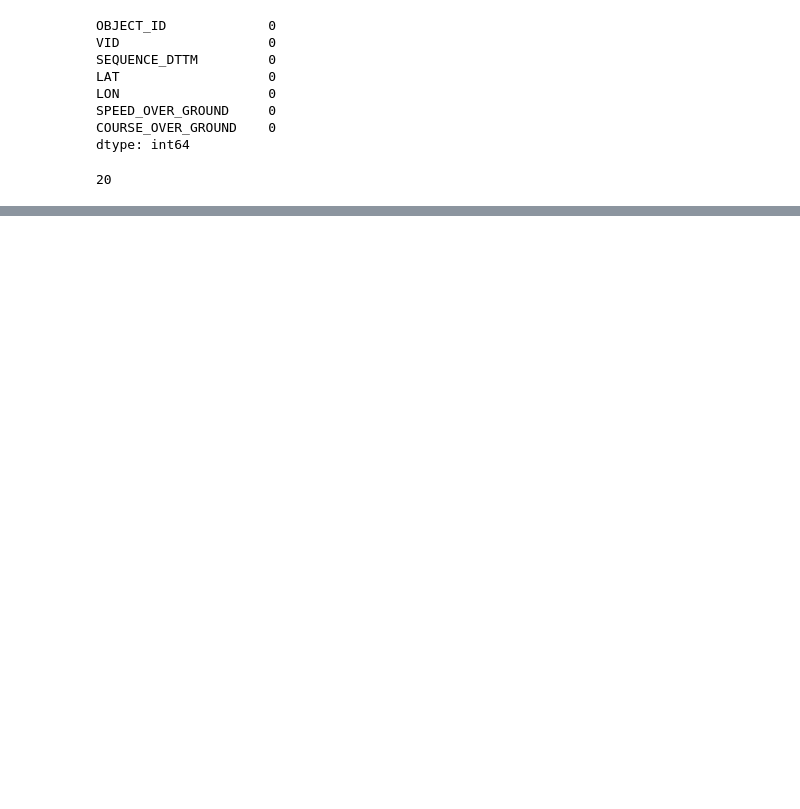
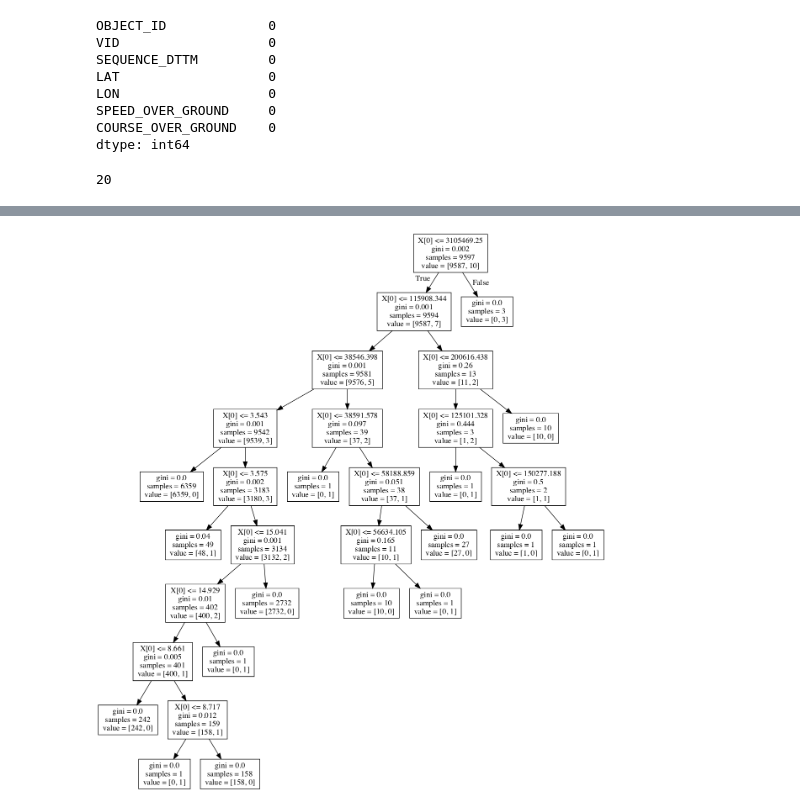
Before and after one commit to denniszhao97/Summer_data_challenge, a Jupyter notebook: vessel_track_problem.ipynb, the cells around one changed output, grey strips where cells are left out. Drawn from its saved outputs; the diff is of its cells as text; code cells hidden in the pictures; blank space fills up the shorter version.

```diff
--- a/vessel_track_problem.ipynb
+++ b/vessel_track_problem.ipynb
@@ -79,7 +79,7 @@ def get_sec(time_str):
 
 # a node class for each data
 class Vessel_node:
-    def __init__(self, object_id, time, lat, lon, speed, direction):
+    def __init__(self, object_id, time, lat, lon, speed, direction, real_VID):
         self.OBJECT_ID = object_id
         self.VID = -1
         self.Time = time
@@ -87,12 +87,16 @@ class Vessel_node:
         self.LON = lon
         self.Speed = speed*0.514444
         self.Direction = direction
+        self.real_vid = real_VID
 
     def set_VID(self, vid):
         self.VID = vid
 
     def get_ID(self):
         return self.OBJECT_ID
+
+    def get_real_vid(self):
+        return self.real_vid
 
     def get_LAT(self):
         return self.LAT
@@ -145,6 +149,9 @@ class All_tracks:
 
     def get_track_number(self):
         return self.total_track
+
+    def get_tracks(self):
+        return self.tracks
 # %%
 #test to group all exisiting tracks into our own all_track class, get expect result
 tracker = All_tracks()
@@ -156,7 +163,7 @@ for vid in range(100001, 100021):
         temp_1 = sample[sample.OBJECT_ID == cur_id]
         temp_1 = temp_1.iloc[0]
         a = temp_1.tolist()
-        node_1 = Vessel_node(a[0],get_sec(a[2]), a[3], a[4], a[5]/10, a[6]/10)
+        node_1 = Vessel_node(a[0],get_sec(a[2]), a[3], a[4], a[5]/10, a[6]/10,a[1])
         if(counter == 0):
             tracker.add_track(node_1)
         else:
@@ -224,3 +303,14 @@ print(all_median_error)
+# %%
+from sklearn.externals.six import StringIO
+from IPython.display import Image
+from sklearn.tree import export_graphviz
+import pydotplus
+dot_data = StringIO()
+export_graphviz(clf, out_file=dot_data)
+graph = pydotplus.graph_from_dot_data(dot_data.getvalue())
+Image(graph.create_png())
+# %% [output]
+[figure, added]
 # %%
 def sortSecond(val):
     return val[1]
```
Also changed, not shown: parts of 10 cells of this notebook.
